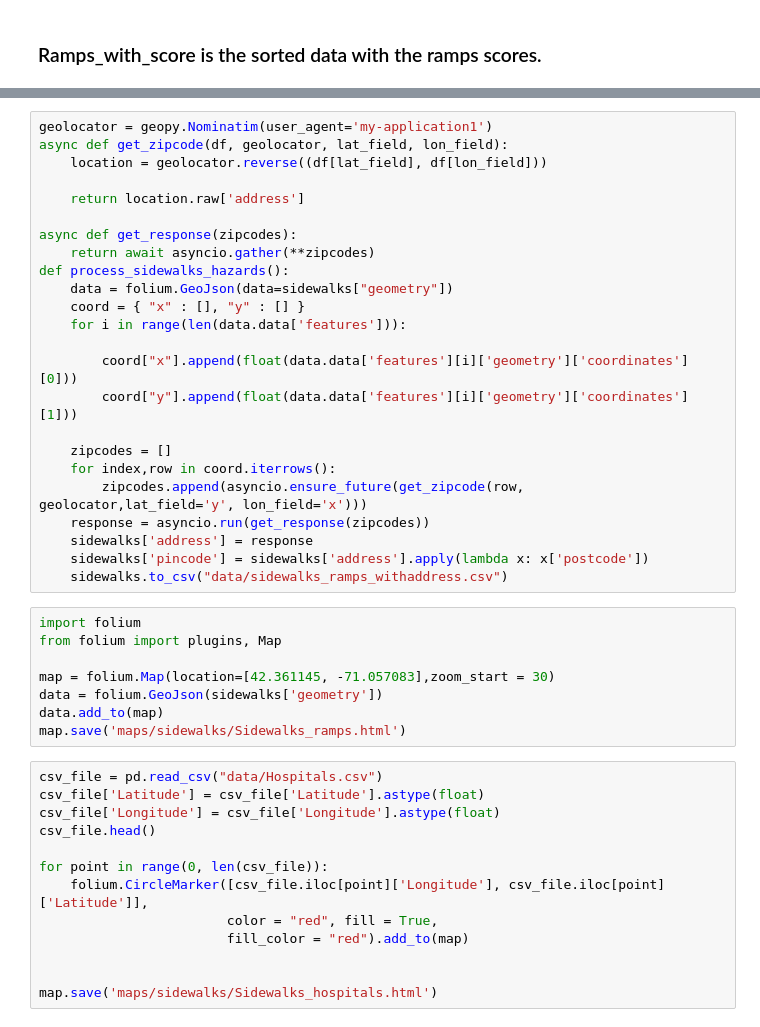
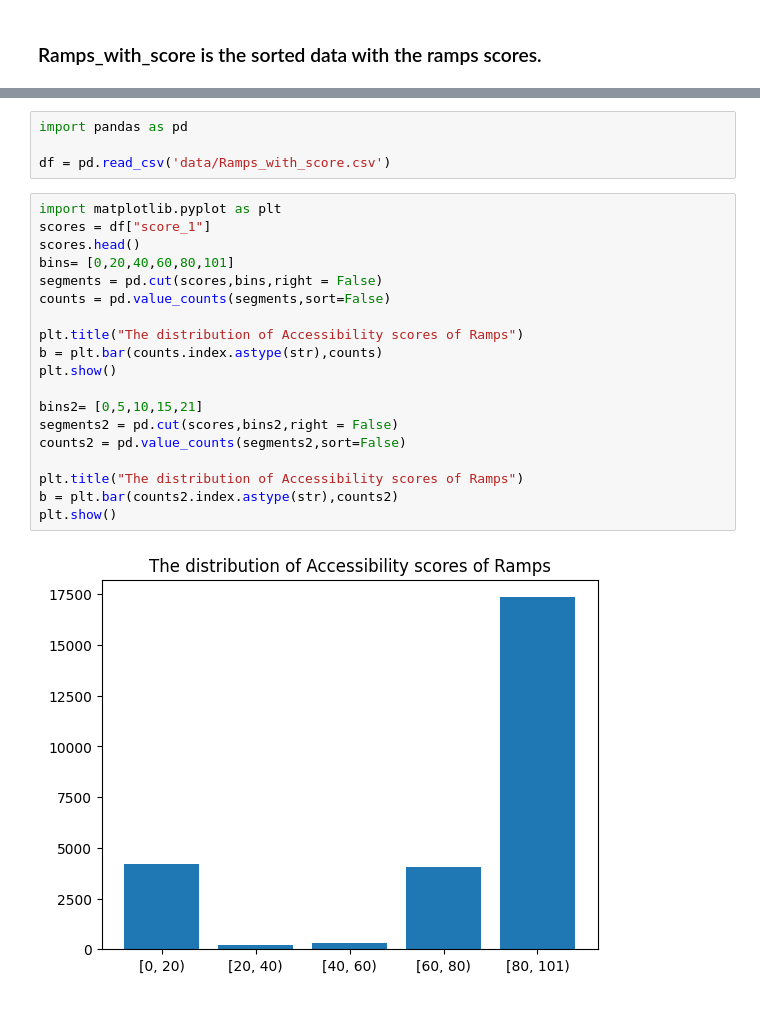
Before and after one commit to BU-Spark/ds-stantec-sidewalks, a Jupyter notebook: spring23-team-2/deliverables/deliverable_2/ramps.ipynb, the cells around one changed output, grey strips where cells are left out. Cells and saved outputs as stored; diff of their text form.

```diff
--- a/spring23-team-2/deliverables/deliverable_2/ramps.ipynb
+++ b/spring23-team-2/deliverables/deliverable_2/ramps.ipynb
@@ -213,45 +201,25 @@ sidewalks =gpd.read_file('data/shape/Ramps_Scored.shx')
-# %%
-geolocator = geopy.Nominatim(user_agent='my-application1')
-async def get_zipcode(df, geolocator, lat_field, lon_field):
-    location = geolocator.reverse((df[lat_field], df[lon_field]))
-
-    return location.raw['address']
-
-async def get_response(zipcodes):
-    return await asyncio.gather(**zipcodes)
-def process_sidewalks_hazards():
-    data = folium.GeoJson(data=sidewalks["geometry"])
-    coord = { "x" : [], "y" : [] }
-    for i in range(len(data.data['features'])):
-
-        coord["x"].append(float(data.data['features'][i]['geometry']['coordinates'][0]))
-        coord["y"].append(float(data.data['features'][i]['geometry']['coordinates'][1]))
-
-    zipcodes = []
-    for index,row in coord.iterrows():
-        zipcodes.append(asyncio.ensure_future(get_zipcode(row, geolocator,lat_field='y', lon_field='x')))
-    response = asyncio.run(get_response(zipcodes))
-    sidewalks['address'] = response
-    sidewalks['pincode'] = sidewalks['address'].apply(lambda x: x['postcode'])
-    sidewalks.to_csv("data/sidewalks_ramps_withaddress.csv")
-# %%
-import folium
-from folium import plugins, Map
-
-map = folium.Map(location=[42.361145, -71.057083],zoom_start = 30)
-data = folium.GeoJson(sidewalks['geometry'])
-data.add_to(map)
-map.save('maps/sidewalks/Sidewalks_ramps.html')
-# %%
-csv_file = pd.read_csv("data/Hospitals.csv")
-csv_file['Latitude'] = csv_file['Latitude'].astype(float)
-csv_file['Longitude'] = csv_file['Longitude'].astype(float)
-csv_file.head()
-
-for point in range(0, len(csv_file)):
-    folium.CircleMarker([csv_file.iloc[point]['Longitude'], csv_file.iloc[point]['Latitude']],
-                        color = "red", fill = True,
-                        fill_color = "red").add_to(map)
-
-
-map.save('maps/sidewalks/Sidewalks_hospitals.html')
+# %%
+import pandas as pd
+
+df = pd.read_csv('data/Ramps_with_score.csv')
+# %%
+import matplotlib.pyplot as plt
+scores = df["score_1"]
+scores.head()
+bins= [0,20,40,60,80,101]
+segments = pd.cut(scores,bins,right = False)
+counts = pd.value_counts(segments,sort=False)
+
+plt.title("The distribution of Accessibility scores of Ramps")
+b = plt.bar(counts.index.astype(str),counts)
+plt.show()
+
+bins2= [0,5,10,15,21]
+segments2 = pd.cut(scores,bins2,right = False)
+counts2 = pd.value_counts(segments2,sort=False)
+
+plt.title("The distribution of Accessibility scores of Ramps")
+b = plt.bar(counts2.index.astype(str),counts2)
+plt.show()
+# %% [output]
+[figure, added]
```
Also changed, not shown: parts of 2 cells of this notebook, 11 other files.
